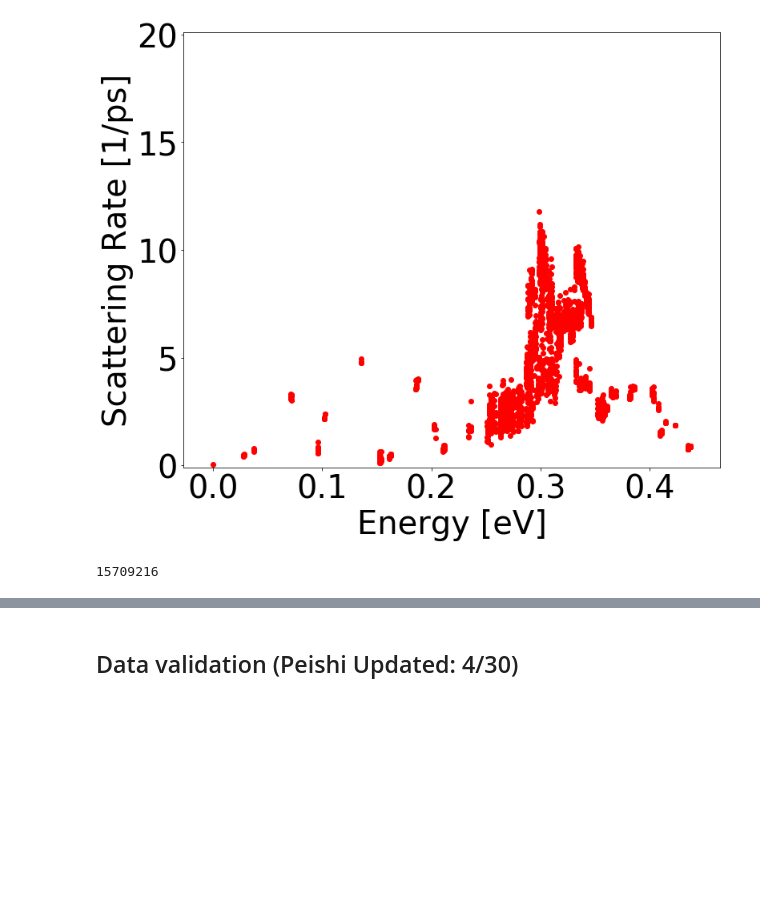
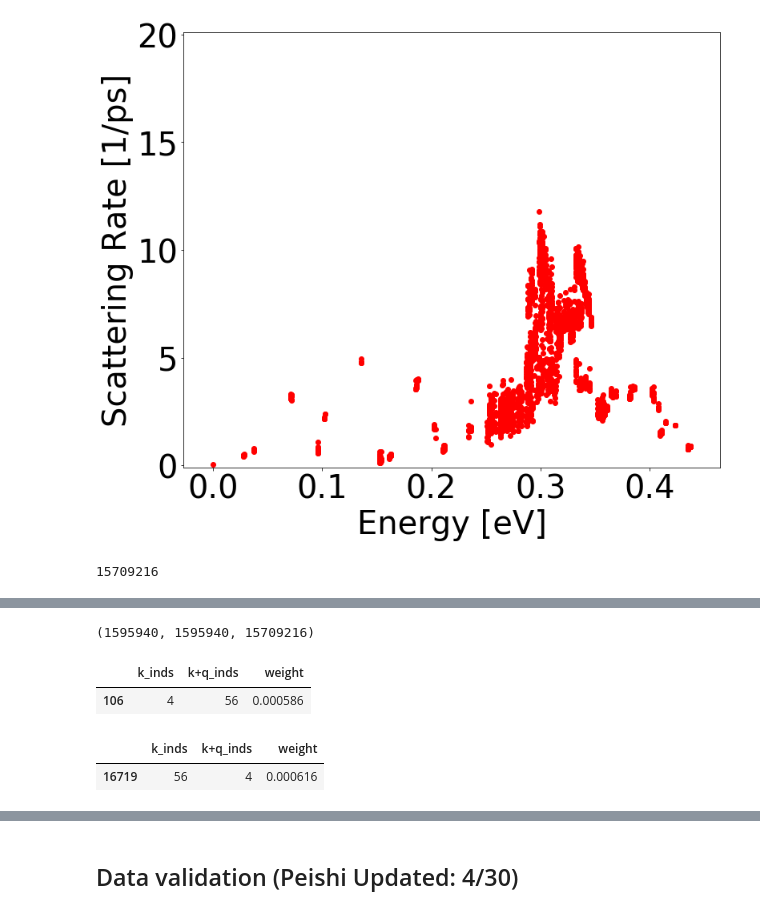
Before and after one commit to alexanderychoi/linear_boltzmann, a Jupyter notebook: data_processing_4_19.ipynb, the cells around one changed output, grey strips where cells are left out. Drawn from its saved outputs; the diff is of its cells as text; code cells hidden in the pictures; blank space fills up the shorter version.

```diff
--- a/data_processing_4_19.ipynb
+++ b/data_processing_4_19.ipynb
@@ -632,0 +708,2 @@ np.sum(full_g_df['k_en [eV]'] > (full_g_df['k_en [eV]'].min()+ 0.25))
+# %%
+summed_abs_df,summed_ems_df = coupling_matrix_calc(full_g_df)
@@ -632,0 +716,14 @@ np.sum(full_g_df['k_en [eV]'] > (full_g_df['k_en [eV]'].min()+ 0.25))
+# %%
+len(summed_abs_df),len(summed_ems_df),len(full_g_df)
+# %% [output]
+(1595940, 1595940, 15709216)
+# %%
+summed_abs_df.loc[(summed_abs_df['k_inds']==4)&(summed_abs_df['k+q_inds']==56)]
+# %% [output]
+|  | k_inds | k+q_inds | weight |
+| 106 | 4 | 56 | 0.000586 |
+# %%
+summed_ems_df.loc[(summed_ems_df['k_inds']==56)&(summed_ems_df['k+q_inds']==4)]
+# %% [output]
+|  | k_inds | k+q_inds | weight |
+| 16719 | 56 | 4 | 0.000616 |
```
Also changed, not shown: parts of 12 cells of this notebook.
